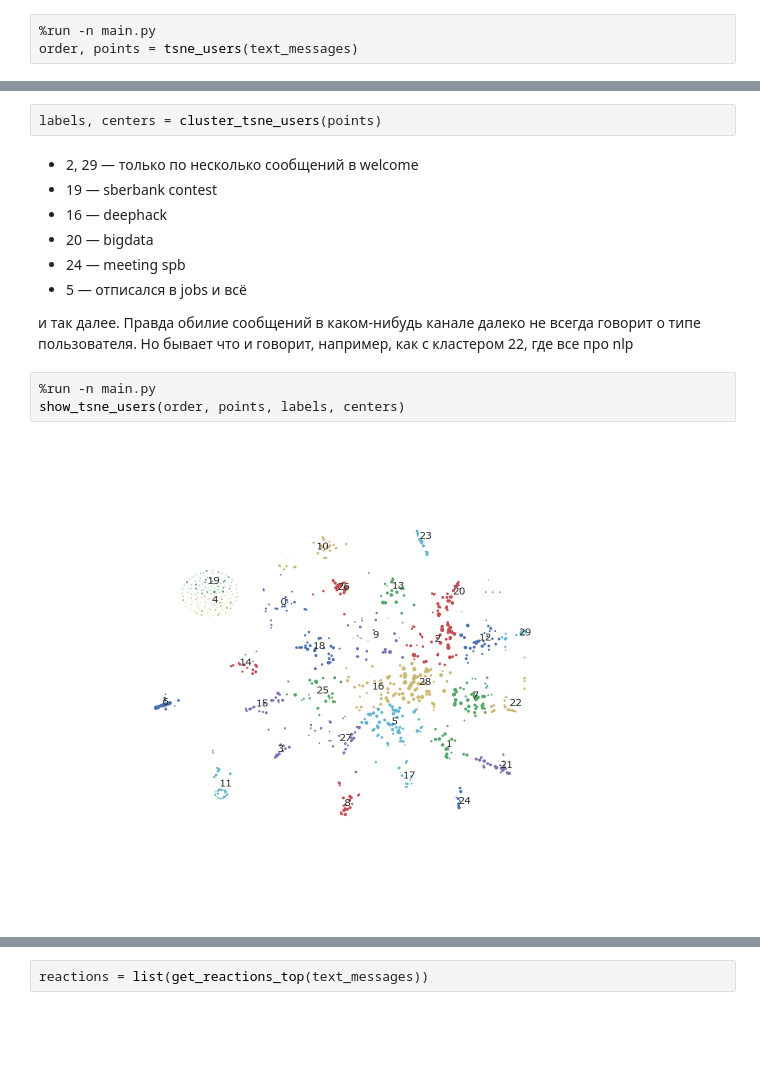
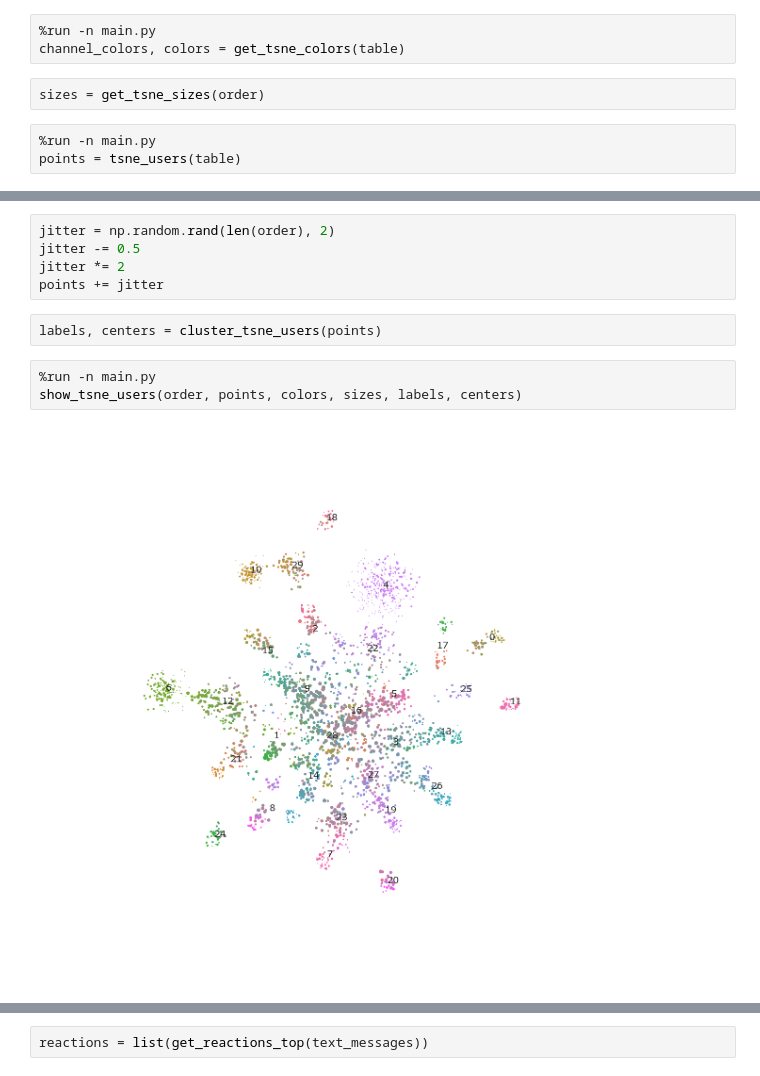
Before and after one commit to alexanderkuk/analyze-ods, a Jupyter notebook: notes.ipynb, the cells around one changed output, grey strips where cells are left out. Saved outputs shown, nothing was run; the diff lists cells and outputs as text; blank space fills up the shorter version.

```diff
--- a/notes.ipynb
+++ b/notes.ipynb
@@ -120,3 +128,8 @@ show_fio_gender_stats(users)
+# %%
+%run -n main.py
+channel_colors, colors = get_tsne_colors(table)
+# %%
+sizes = get_tsne_sizes(order)
 # %%
 %run -n main.py
-order, points = tsne_users(text_messages)
+points = tsne_users(table)
@@ -125,17 +136,13 @@ order, points = tsne_users(text_messages)
+# %%
+jitter = np.random.rand(len(order), 2)
+jitter -= 0.5
+jitter *= 2
+points += jitter
 # %%
 labels, centers = cluster_tsne_users(points)
-# %% [markdown]
- - 2, 29 — только по несколько сообщений в welcome
- - 19 — sberbank contest
- - 16 — deephack
- - 20 — bigdata
- - 24 — meeting spb
- - 5 — отписался в jobs и всё
-
- и так далее. Правда обилие сообщений в каком-нибудь канале далеко не всегда говорит о типе пользователя. Но бывает что и говорит, например, как с кластером 22, где все про nlp
 # %%
 %run -n main.py
-show_tsne_users(order, points, labels, centers)
+show_tsne_users(order, points, colors, sizes, labels, centers)
 # %% [output]
-[figure, old version]
+[figure, new version]
 # %%
```
Also changed, not shown: parts of 30 cells of this notebook, 1 other file.
